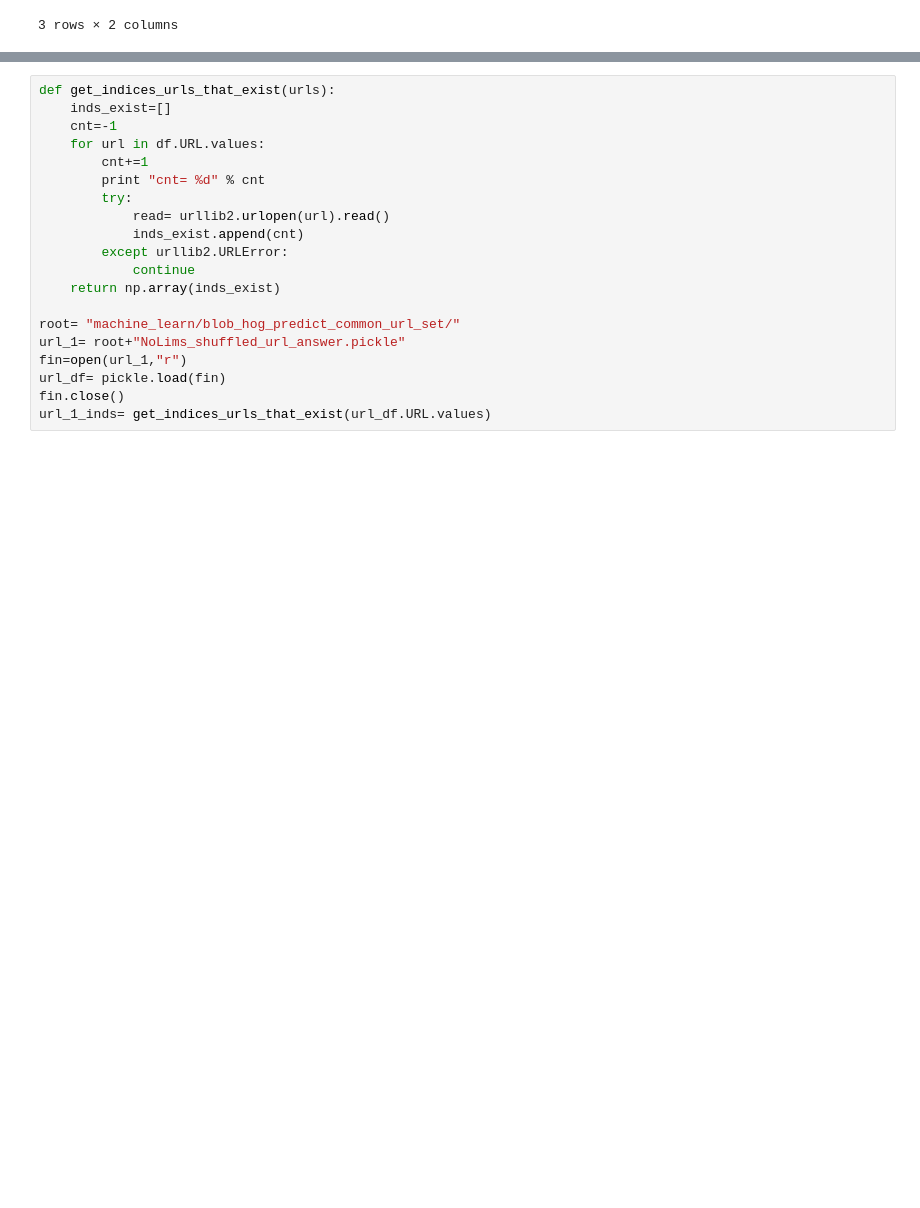
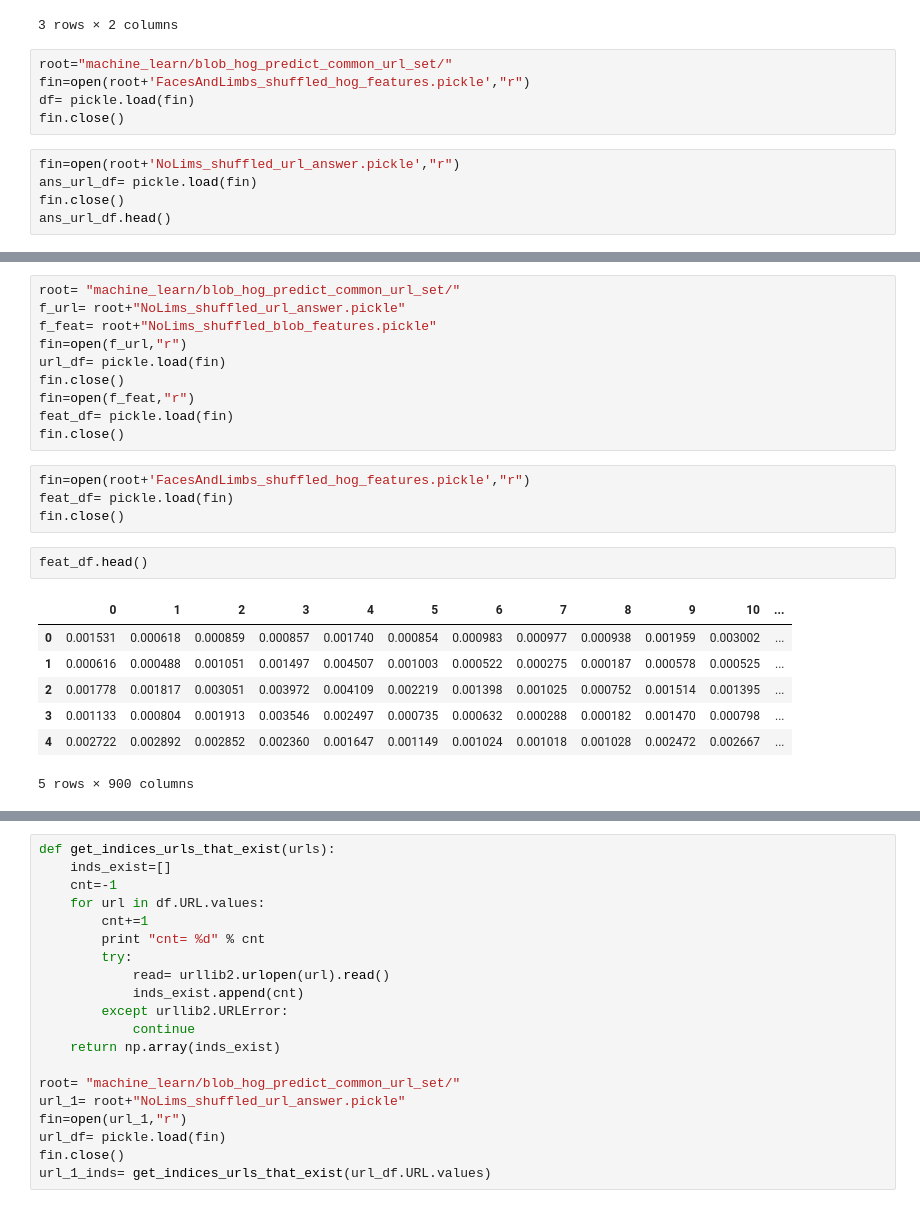
Before and after one commit to kaylanb/SkinApp, a Jupyter notebook: Testing.ipynb, the cells around one changed output, grey strips where cells are left out. Saved outputs shown, nothing was run; the diff lists cells and outputs as text; blank space fills up the shorter version.

```diff
--- a/Testing.ipynb
+++ b/Testing.ipynb
@@ -255,3 +279,13 @@ df.ix[[0,1,3],:].head()
 | 1 | 1 | http://scontent-b.cdninstagram.co... |
 | 3 | 0 | http://scontent-a.cdninstagram.co... |
 3 rows × 2 columns
+# %%
+root="machine_learn/blob_hog_predict_common_url_set/"
+fin=open(root+'FacesAndLimbs_shuffled_hog_features.pickle',"r")
+df= pickle.load(fin)
+fin.close()
+# %%
+fin=open(root+'NoLims_shuffled_url_answer.pickle',"r")
+ans_url_df= pickle.load(fin)
+fin.close()
+ans_url_df.head()
@@ -257,0 +300,24 @@ df.ix[[0,1,3],:].head()
+# %%
+root= "machine_learn/blob_hog_predict_common_url_set/"
+f_url= root+"NoLims_shuffled_url_answer.pickle"
+f_feat= root+"NoLims_shuffled_blob_features.pickle"
+fin=open(f_url,"r")
+url_df= pickle.load(fin)
+fin.close()
+fin=open(f_feat,"r")
+feat_df= pickle.load(fin)
+fin.close()
+# %%
+fin=open(root+'FacesAndLimbs_shuffled_hog_features.pickle',"r")
+feat_df= pickle.load(fin)
+fin.close()
+# %%
+feat_df.head()
+# %% [output]
+|  | 0 | 1 | 2 | 3 | 4 | 5 | 6 | 7 | 8 | 9 | 10 | ... |
+| 0 | 0.001531 | 0.000618 | 0.000859 | 0.000857 | 0.001740 | 0.000854 | 0.000983 | 0.000977 | 0.000938 | 0.001959 | 0.003002 | ... |
+| 1 | 0.000616 | 0.000488 | 0.001051 | 0.001497 | 0.004507 | 0.001003 | 0.000522 | 0.000275 | 0.000187 | 0.000578 | 0.000525 | ... |
+| 2 | 0.001778 | 0.001817 | 0.003051 | 0.003972 | 0.004109 | 0.002219 | 0.001398 | 0.001025 | 0.000752 | 0.001514 | 0.001395 | ... |
+| 3 | 0.001133 | 0.000804 | 0.001913 | 0.003546 | 0.002497 | 0.000735 | 0.000632 | 0.000288 | 0.000182 | 0.001470 | 0.000798 | ... |
+| 4 | 0.002722 | 0.002892 | 0.002852 | 0.002360 | 0.001647 | 0.001149 | 0.001024 | 0.001018 | 0.001028 | 0.002472 | 0.002667 | ... |
+5 rows × 900 columns
```
Also changed, not shown: parts of 12 cells of this notebook, 12 other files.
